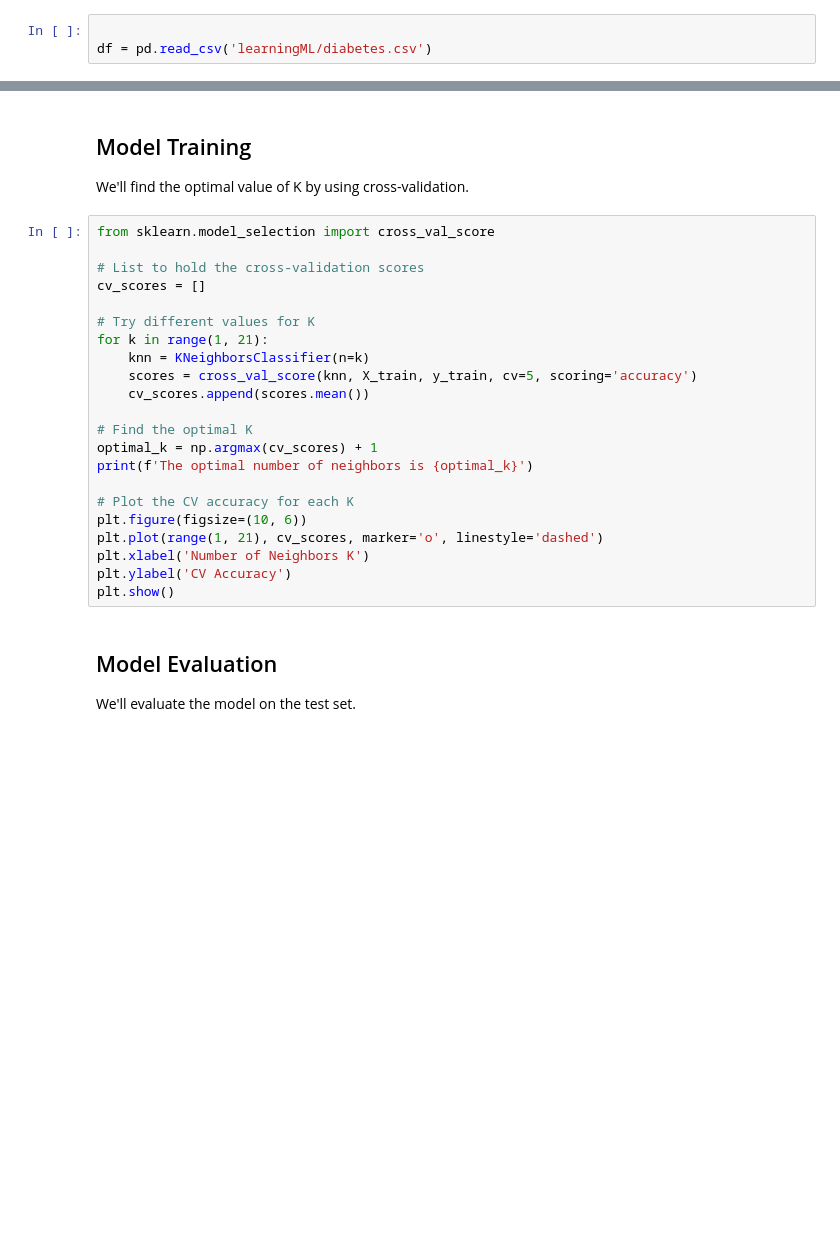
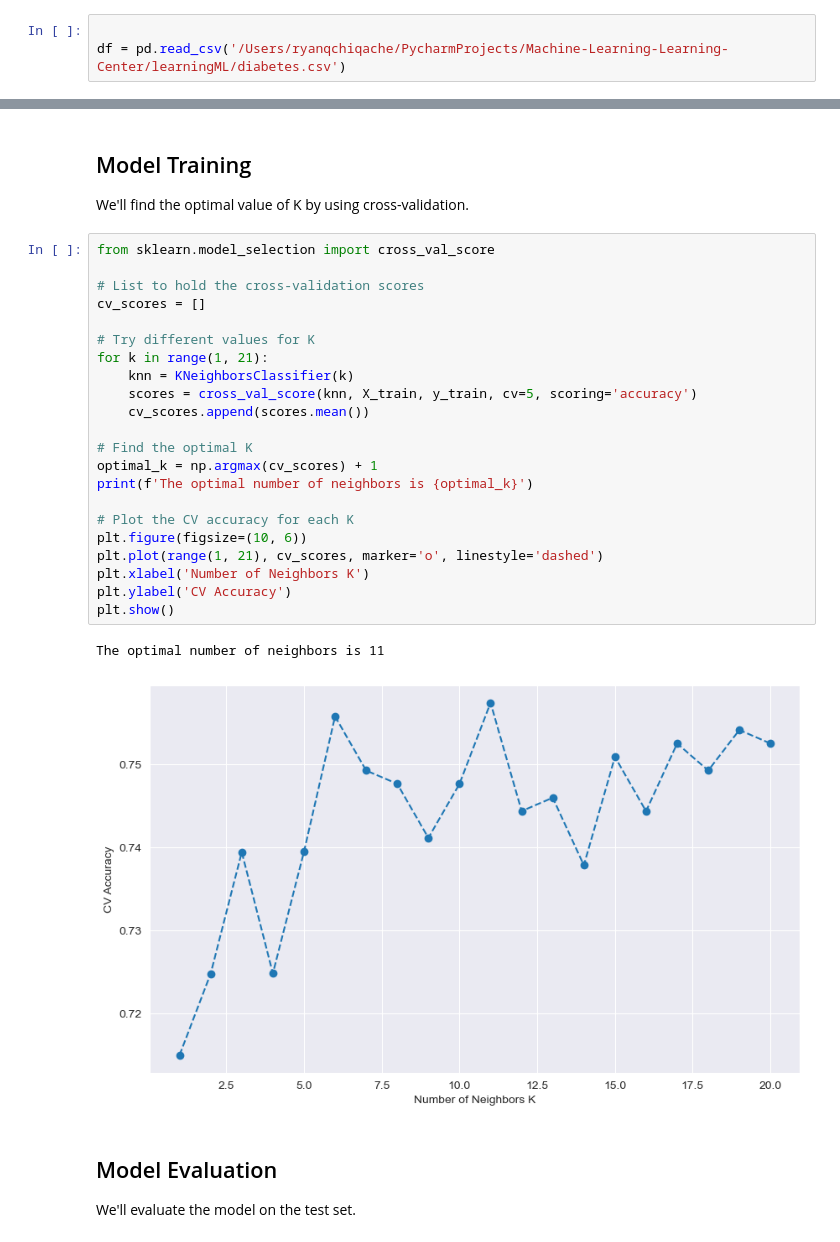
Before and after one commit to RyanQchiqache/Machine-Learning-Learning-Center, a Jupyter notebook: learningML/K_Nearest_Neighbors_Algo.ipynb, the cells around one changed output, grey strips where cells are left out. Cells and saved outputs as stored; diff of their text form; blank space fills up the shorter version.

```diff
--- a/learningML/K_Nearest_Neighbors_Algo.ipynb
+++ b/learningML/K_Nearest_Neighbors_Algo.ipynb
@@ -61,7 +61,7 @@ import seaborn as sns
 We'll start by loading the Pima Indians Diabetes dataset, which includes various diagnostic measures that can be used to predict diabetes.
 # %%
 
-df = pd.read_csv('learningML/diabetes.csv')
+df = pd.read_csv('/Users/ryanqchiqache/PycharmProjects/Machine-Learning-Learning-Center/learningML/diabetes.csv')
 # %% [markdown]
 ## Data Exploration
 
@@ -95,25 +102,28 @@ We'll find the optimal value of K by using cross-validation.
 # %%
 from sklearn.model_selection import cross_val_score
 
 # List to hold the cross-validation scores
 cv_scores = []
 
 # Try different values for K
 for k in range(1, 21):
-    knn = KNeighborsClassifier(n=k)
+    knn = KNeighborsClassifier(k)
     scores = cross_val_score(knn, X_train, y_train, cv=5, scoring='accuracy')
     cv_scores.append(scores.mean())
 
 # Find the optimal K
 optimal_k = np.argmax(cv_scores) + 1
 print(f'The optimal number of neighbors is {optimal_k}')
 
 # Plot the CV accuracy for each K
 plt.figure(figsize=(10, 6))
 plt.plot(range(1, 21), cv_scores, marker='o', linestyle='dashed')
 plt.xlabel('Number of Neighbors K')
 plt.ylabel('CV Accuracy')
 plt.show()
+# %% [output]
+The optimal number of neighbors is 11
+[figure, added]
 # %% [markdown]
 ## Model Evaluation
 
```
Also changed, not shown: parts of 2 cells of this notebook.
